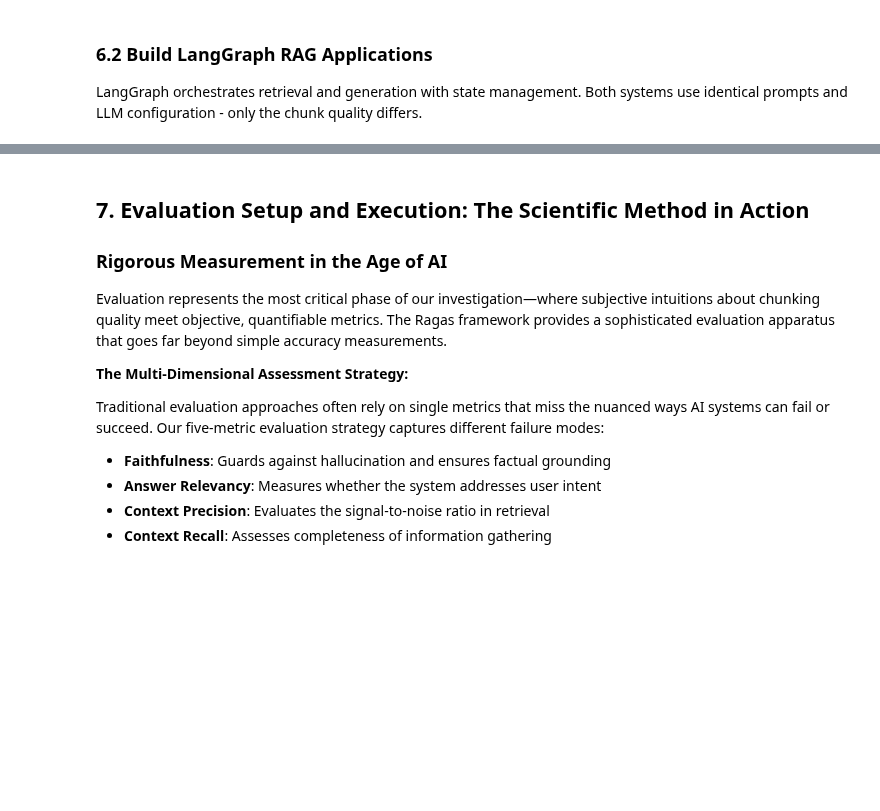
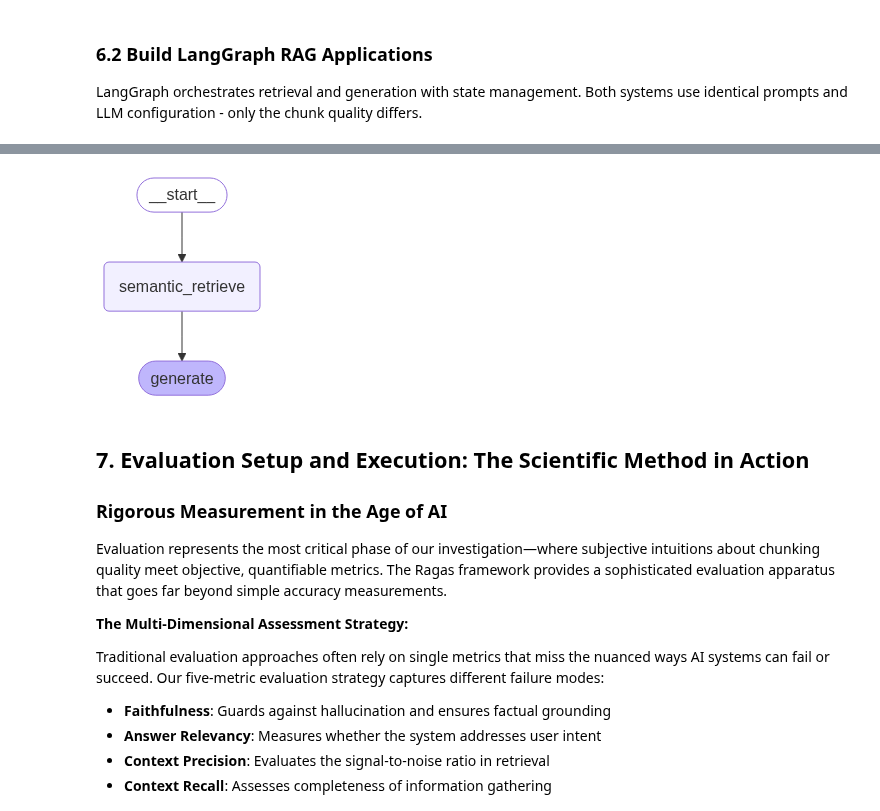
Before and after one commit to ovokpus/AIE7, a Jupyter notebook: 08_Evaluating_RAG_With_Ragas/Advanced_Build.ipynb, the cells around one changed output, grey strips where cells are left out. Saved outputs shown, nothing was run; the diff lists cells and outputs as text; code cells hidden in the pictures; blank space fills up the shorter version.

```diff
--- a/08_Evaluating_RAG_With_Ragas/Advanced_Build.ipynb
+++ b/08_Evaluating_RAG_With_Ragas/Advanced_Build.ipynb
@@ -333,0 +297,36 @@ Our SemanticChunker implementation uses:
+# %%
+class SemanticChunker:
+    """Semantic chunking strategy using RecursiveCharacterTextSplitter with semantic separators."""
+
+    def __init__(self,
+                 chunk_size: int = 1000,
+                 chunk_overlap: int = 200,
+                 separators = None):
+        # Use semantic-aware separators by default
+        if separators is None:
+            separators = [
+                "\n\n",  # Paragraph breaks
+                "\n",    # Line breaks
+                ". ",    # Sentence endings
+                "! ",    # Exclamations
+                "? ",    # Questions
+                "; ",    # Semicolons
+                ", ",    # Commas
+                " ",     # Spaces
+                ""       # Characters
+            ]
+
+        # Initialize RecursiveCharacterTextSplitter with semantic separators
+        self.text_splitter = RecursiveCharacterTextSplitter(
+            chunk_size=chunk_size,
+            chunk_overlap=chunk_overlap,
+            separators=separators,
+            length_function=len,
+            is_separator_regex=False
+        )
+
+    def split_documents(self, documents: List[Document]) -> List[Document]:
+        """Split documents using recursive semantic strategy."""
+        return self.text_splitter.split_documents(documents)
+
+print("Semantic chunker implemented using RecursiveCharacterTextSplitter with semantic separators")
@@ -334,9 +343,8 @@ Our SemanticChunker implementation uses:
 # %%
-# Create semantic chunks
+# Create semantic chunks using RecursiveCharacterTextSplitter
 semantic_chunker = SemanticChunker(
-    similarity_threshold=0.7,
-    max_chunk_size=1000,
-    min_chunk_size=50
+    chunk_size=1000,
+    chunk_overlap=200,
 )
 
 semantic_chunks = semantic_chunker.split_documents(docs)
@@ -502,3 +538,7 @@ print("LangGraph RAG applications created")
+# %%
+semantic_graph
+# %% [output]
+[figure, added]
 # %% [markdown]
 ## 7. Evaluation Setup and Execution: The Scientific Method in Action
 
```
Also changed, not shown: parts of 29 cells of this notebook.
